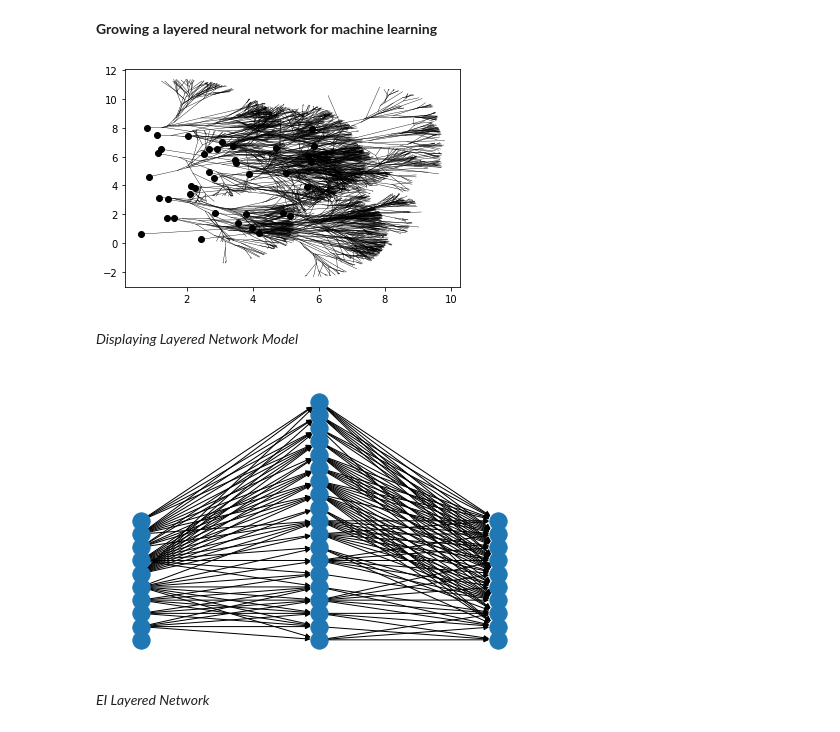
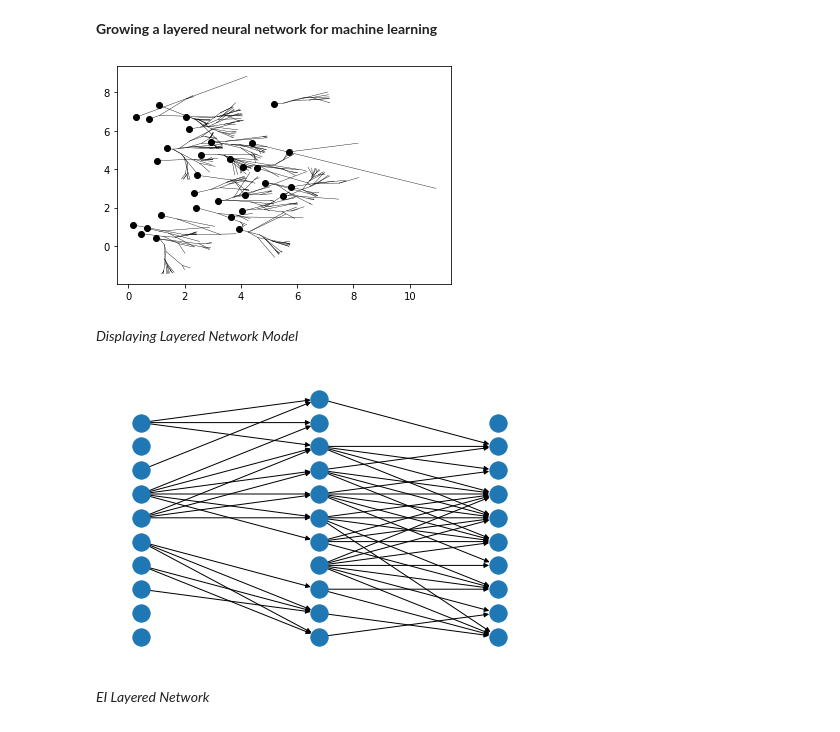
Before and after one commit to rnartallo/randomlygrownnetworks, a Jupyter notebook: CleanerProjectWork.ipynb, the cells around one changed output. Drawn from its saved outputs; the diff is of its cells as text; code cells hidden in the pictures.

Commit message:
Images

```diff
--- a/CleanerProjectWork.ipynb
+++ b/CleanerProjectWork.ipynb
@@ -754,9 +759,10 @@ def growRandomLayeredNetwork(mu,inputLayer,outputLayer,noLayers,angle_lowerbound
     adjMatrix = np.array(adjMatrix).T.tolist()
     return([adjMatrix,soma])
 # %%
-LayeredNetwork = growRandomLayeredNetwork(1,10,10,3,-m.pi/6,m.pi/6,4,1,1)
+LayeredNetwork = growRandomLayeredNetwork(1,10,10,3,-m.pi/6,m.pi/6,2,1,1)
+plt.savefig('layeredgrownnetwork.png', bbox_inches='tight')
 # %% [output]
-[figure, old version]
+[figure, new version]
 # %% [markdown]
 _Displaying Layered Network Model_
 # %%
@@ -805,7 +812,7 @@ def plotLayeredGraph(G):
 G=makeLayeredGraph(LayeredNetwork)
 plotLayeredGraph(G)
 # %% [output]
-[figure, old version]
+[figure, new version]
 # %% [markdown]
 _EI Layered Network_
 # %%
```
Also changed, not shown: parts of 19 cells of this notebook, 15 other files.
